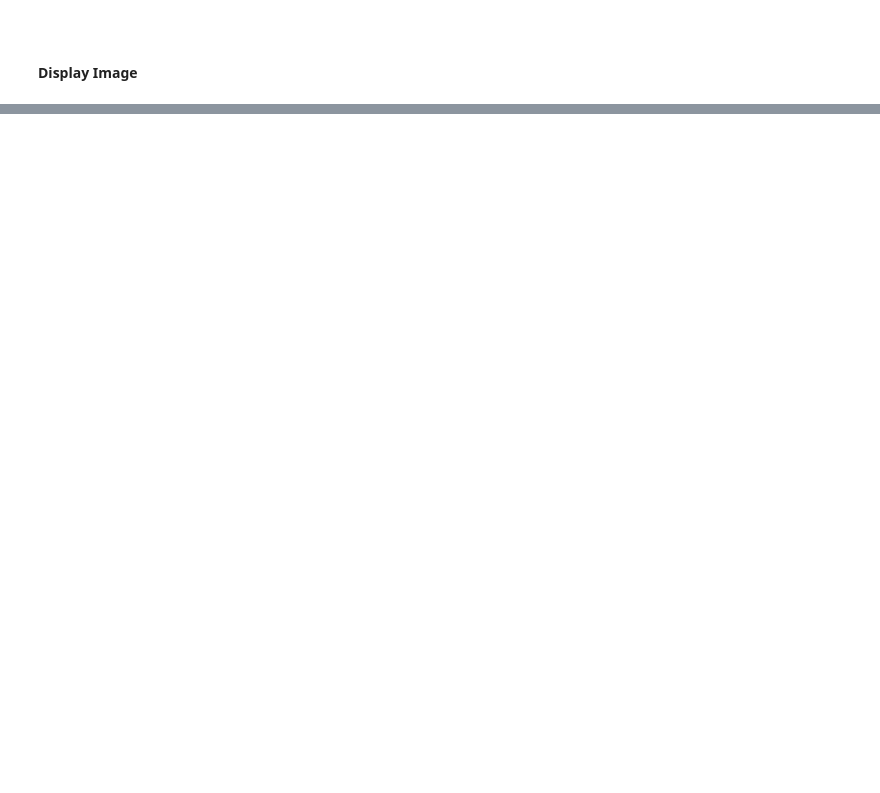
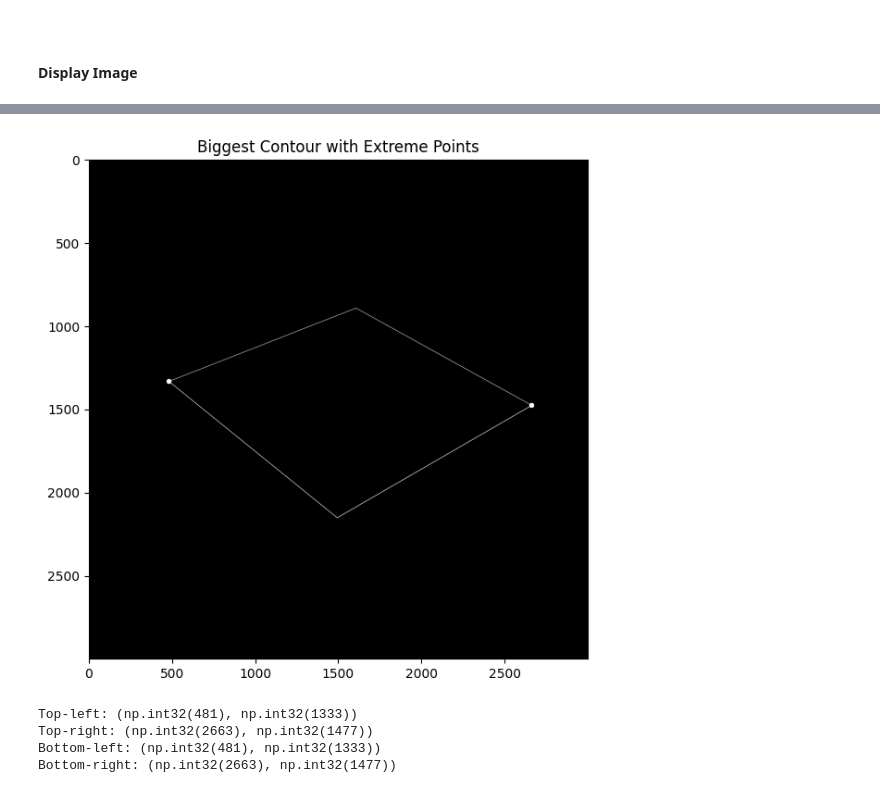
Before and after one commit to Villani-Luca/Chessy3D, a Jupyter notebook: src/chessboard_localization_temp/notebook_pipeline_multiple.ipynb, the cells around one changed output, grey strips where cells are left out. Cells and saved outputs as stored; diff of their text form; code cells hidden in the pictures; blank space fills up the shorter version.

```diff
--- a/src/chessboard_localization_temp/notebook_pipeline_multiple.ipynb
+++ b/src/chessboard_localization_temp/notebook_pipeline_multiple.ipynb
@@ -423,0 +352,54 @@ plt.show()
+# %%
+approx = cv2.approxPolyN(convex_hull, 4)
+
+# Initialize variables to store extreme points
+top_left = None
+top_right = None
+bottom_left = None
+bottom_right = None
+
+# Loop through the contour to find extreme points
+for point in approx[0, :]:
+    x, y = point
+
+    if top_left is None or (x + y < top_left[0] + top_left[1]):
+        top_left = (x, y)
+
+    if top_right is None or (x - y > top_right[0] - top_right[1]):
+        top_right = (x, y)
+
+    if bottom_left is None or (x - y < bottom_left[0] - bottom_left[1]):
+        bottom_left = (x, y)
+
+    if bottom_right is None or (x + y > bottom_right[0] + bottom_right[1]):
+        bottom_right = (x, y)
+
+# Draw the contour and the extreme points
+extreme_points_image = np.zeros_like(valid_polygons_image_gray, dtype=np.uint8)
+cv2.drawContours(extreme_points_image, [approx], -1, (255, 255, 255), thickness=2)
+
+# Mark the extreme points
+# Mark the extreme points
+cv2.circle(extreme_points_image, top_left, 15, (255, 255, 255), -1)  # red for top-left
+cv2.circle(extreme_points_image, top_right, 15, (255, 255, 255), -1)  # green for top-right
+cv2.circle(extreme_points_image, bottom_left, 15, (255, 255,255), -1)  # blue for bottom-left
+cv2.circle(extreme_points_image, bottom_right, 15, (255, 255, 255), -1)  # yellow for bottom-right
+
+
+# Display the result
+plt.figure(figsize=(9, 7))
+plt.title("Biggest Contour with Extreme Points")
+plt.imshow(extreme_points_image, cmap="gray")
+plt.show()
+
+# Print out the extreme points
+print("Top-left:", top_left)
+print("Top-right:", top_right)
+print("Bottom-left:", bottom_left)
+print("Bottom-right:", bottom_right)
+# %% [output]
+[figure, added]
+Top-left: (np.int32(481), np.int32(1333))
+Top-right: (np.int32(2663), np.int32(1477))
+Bottom-left: (np.int32(481), np.int32(1333))
+Bottom-right: (np.int32(2663), np.int32(1477))
```
Also changed, not shown: parts of 12 cells of this notebook.
